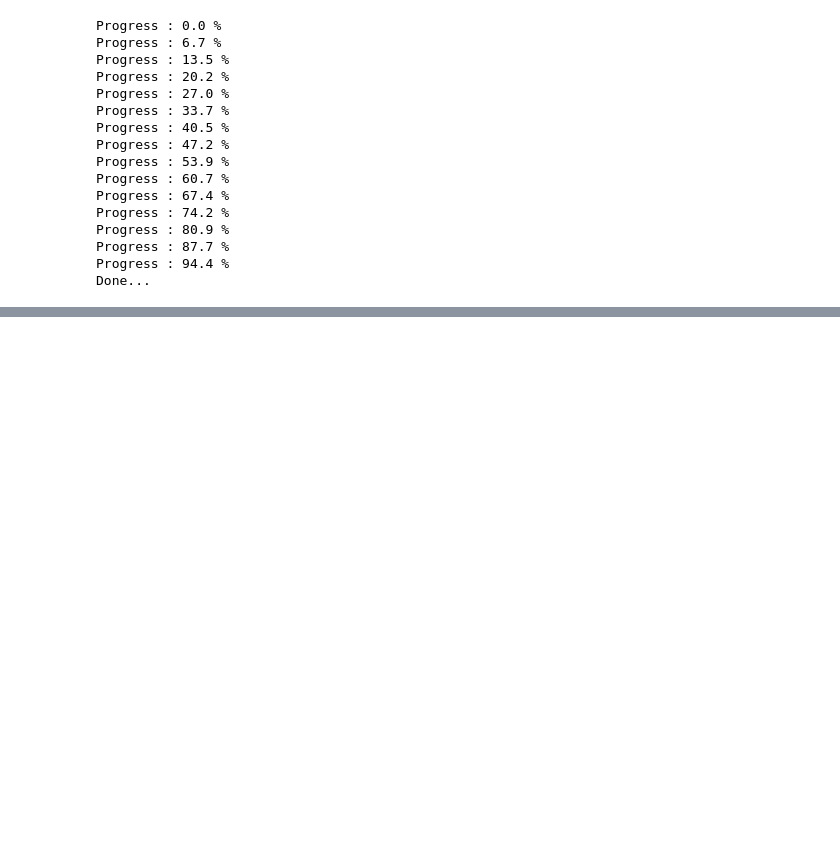
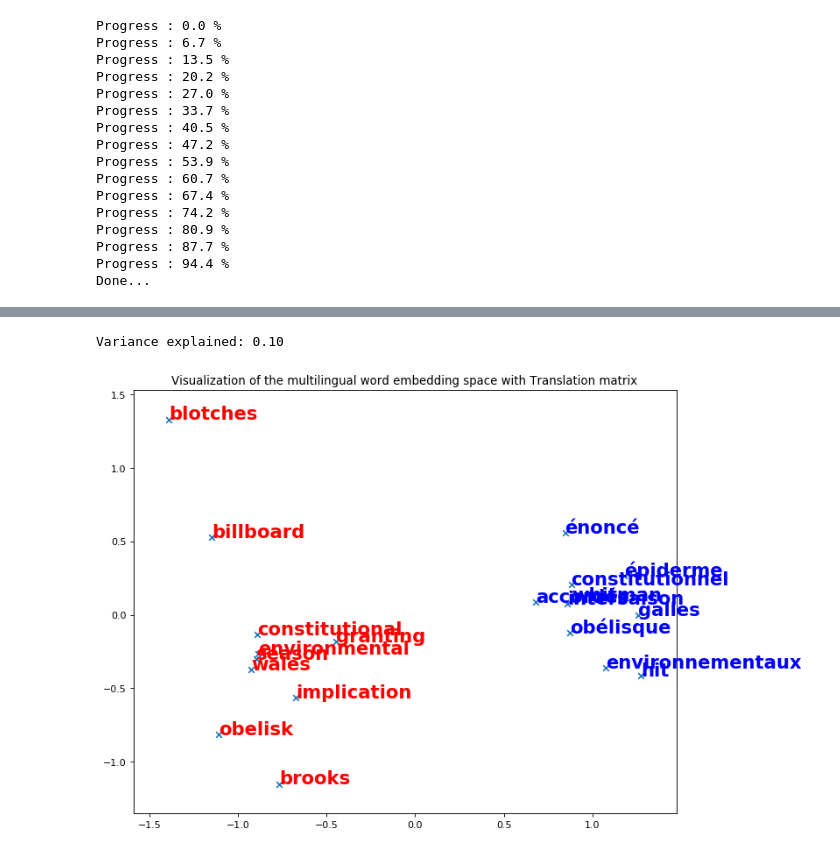
Before and after one commit to minhparis/nlp-gan, a Jupyter notebook: Projet_NLP_LM.ipynb, the cells around one changed output, grey strips where cells are left out. Drawn from its saved outputs; the diff is of its cells as text; code cells hidden in the pictures; blank space fills up the shorter version.

```diff
--- a/Projet_NLP_LM.ipynb
+++ b/Projet_NLP_LM.ipynb
@@ -194,10 +184,10 @@ def prediction(W, new_word, k=5):
     z = np.dot(W, x) # vector representation of the translated word in the target space
 
     # representation closest to z in the target language space, using cosine similarity as the distance metric
-    z_pred1 = np.argmax(sklearn.metrics.pairwise.cosine_similarity(z.reshape(1,300),tgt_embeddings))
+    z_pred1 = np.argmax(cosine_similarity(z.reshape(1,300),tgt_embeddings))
 
     # top k closest word embeddings in the target space
-    z_predk = sklearn.metrics.pairwise.cosine_similarity(z.reshape(1,300),tgt_embeddings)[0].argsort()[-k:][::-1]
+    z_predk = cosine_similarity(z.reshape(1,300),tgt_embeddings)[0].argsort()[-k:][::-1]
 
     return [tgt_id2word[z_pred1]], [tgt_id2word[z_predk[i]] for i in range(len(z_predk))]  # return the id of the translated word
 # %%
@@ -524,0 +483,56 @@ def GradientDescent_ortho(alpha, niter)
+# %%
+from sklearn.decomposition import PCA
+pca = PCA(n_components=2, whiten=True)  # TSNE(n_components=2, n_iter=3000, verbose=2)
+pca.fit(np.vstack([src_embeddings, tgt_embeddings]))
+print('Variance explained: %.2f' % pca.explained_variance_ratio_.sum())
+
+def plot_similar_word(src_words, src_word2id, src_emb, tgt_words, tgt_word2id, tgt_emb, pca):
+
+    Y = []
+    word_labels = []
+    for sw in src_words:
+        Y.append(src_emb[src_word2id[sw]])
+        word_labels.append(sw)
+    for tw in tgt_words:
+        Y.append(tgt_emb[tgt_word2id[tw]])
+        word_labels.append(tw)
+
+    # find tsne coords for 2 dimensions
+    Y = pca.transform(Y)
+    x_coords = Y[:, 0]
+    y_coords = Y[:, 1]
+
+    # display scatter plot
+    plt.figure(figsize=(10, 8), dpi=80)
+    plt.scatter(x_coords, y_coords, marker='x')
+
+    for k, (label, x, y) in enumerate(zip(word_labels, x_coords, y_coords)):
+        color = 'blue' if k < len(src_words) else 'red'  # src words in blue / tgt words in red
+        plt.annotate(label, xy=(x, y), xytext=(0, 0), textcoords='offset points', fontsize=19,
+                     color=color, weight='bold')
+
+    plt.xlim(x_coords.min() - 0.2, x_coords.max() + 0.2)
+    plt.ylim(y_coords.min() - 0.2, y_coords.max() + 0.2)
+    plt.title('Visualization of the multilingual word embedding space with Translation matrix')
+
+    plt.show()
+# %% [output]
+Variance explained: 0.10
+# %%
+import random
+src_words = random.sample(list(src_word2id.keys()), 10)
+#src_words = ['bateau', 'maison', 'argent', 'ordinateur', 'dieu']
+tgt_words = []
+for i in range(0,len(src_words)):
+    top1, top5 = prediction(W_GD, src_words[i], k=5) #top 1: english word (target)
+    tgt_words.append(top1[0])
+
+# assert words in dictionaries
+for sw in src_words:
+    assert sw in src_word2id, '"%s" not in source dictionary' % sw
+for tw in tgt_words:
+    assert tw in tgt_word2id, '"%s" not in target dictionary' % sw
+
+plot_similar_word(src_words, src_word2id, src_embeddings, tgt_words, tgt_word2id, tgt_embeddings, pca)
+# %% [output]
+[figure, added]
```
Also changed, not shown: parts of 20 cells of this notebook.
